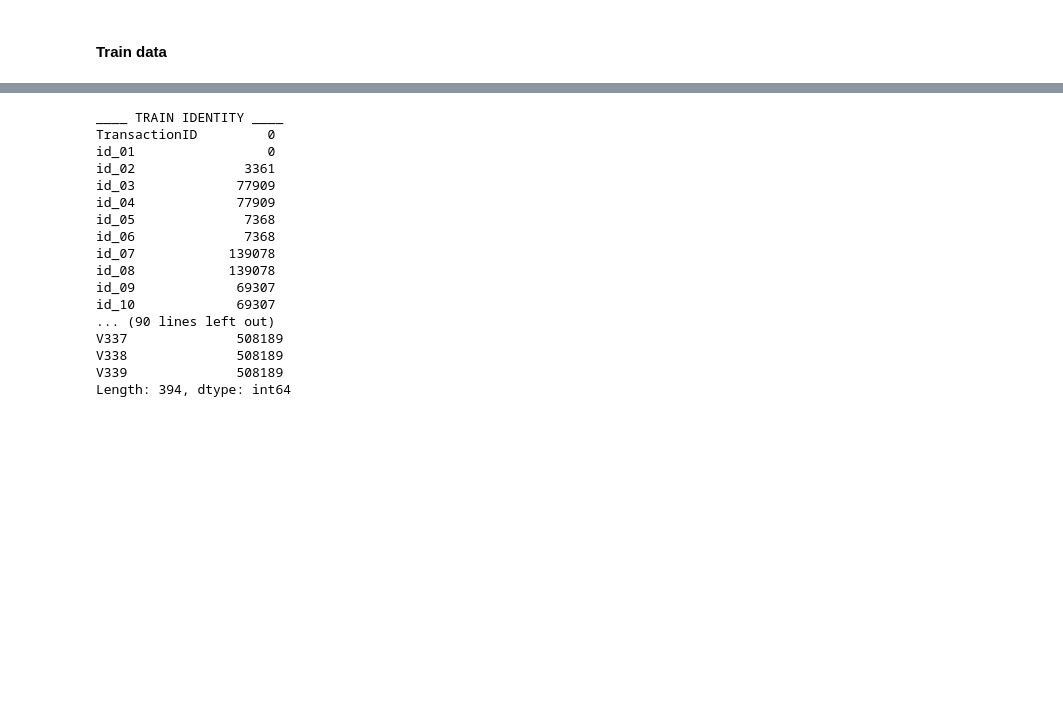
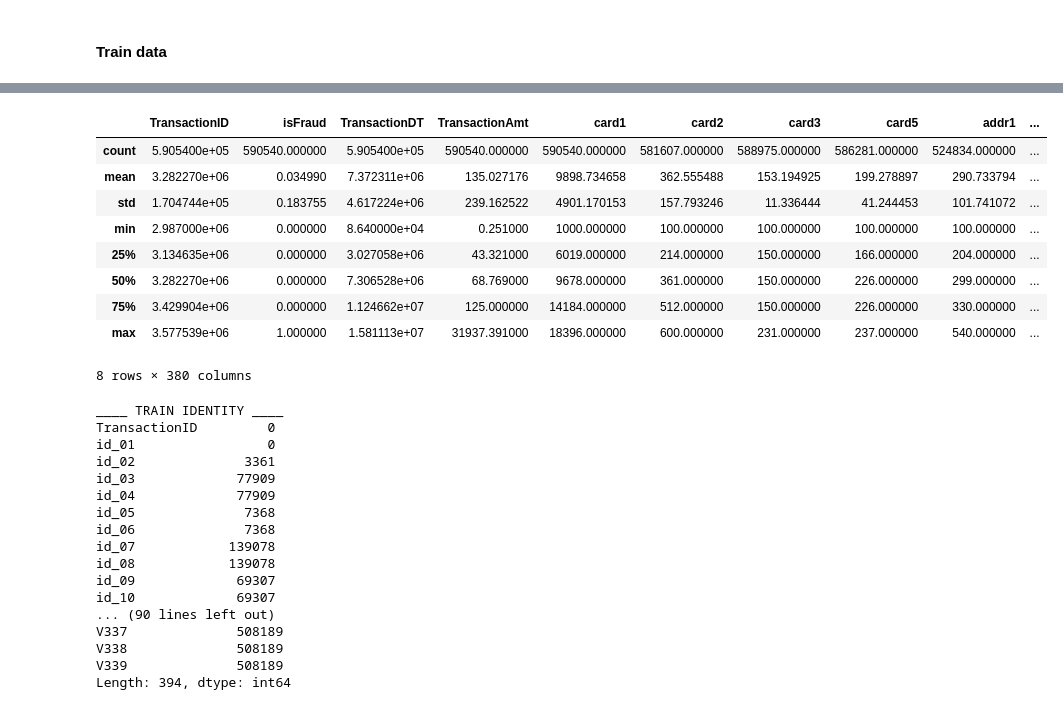
Before and after one commit to seedsetgroup/fraud, a Jupyter notebook: Data load and EDA.ipynb, the cells around one changed output, grey strips where cells are left out. Saved outputs shown, nothing was run; the diff lists cells and outputs as text; code cells hidden in the pictures; blank space fills up the shorter version.

```diff
--- a/Data load and EDA.ipynb
+++ b/Data load and EDA.ipynb
@@ -54,3 +96,16 @@ max    55125.000000  104060.000000  104060.000000  104060.000000
+# %%
+train_transaction.describe()
+# %% [output]
+|  | TransactionID | isFraud | TransactionDT | TransactionAmt | card1 | card2 | card3 | card5 | addr1 | ... |
+| count | 5.905400e+05 | 590540.000000 | 5.905400e+05 | 590540.000000 | 590540.000000 | 581607.000000 | 588975.000000 | 586281.000000 | 524834.000000 | ... |
+| mean | 3.282270e+06 | 0.034990 | 7.372311e+06 | 135.027176 | 9898.734658 | 362.555488 | 153.194925 | 199.278897 | 290.733794 | ... |
+| std | 1.704744e+05 | 0.183755 | 4.617224e+06 | 239.162522 | 4901.170153 | 157.793246 | 11.336444 | 41.244453 | 101.741072 | ... |
+| min | 2.987000e+06 | 0.000000 | 8.640000e+04 | 0.251000 | 1000.000000 | 100.000000 | 100.000000 | 100.000000 | 100.000000 | ... |
+| 25% | 3.134635e+06 | 0.000000 | 3.027058e+06 | 43.321000 | 6019.000000 | 214.000000 | 150.000000 | 166.000000 | 204.000000 | ... |
+| 50% | 3.282270e+06 | 0.000000 | 7.306528e+06 | 68.769000 | 9678.000000 | 361.000000 | 150.000000 | 226.000000 | 299.000000 | ... |
+| 75% | 3.429904e+06 | 0.000000 | 1.124662e+07 | 125.000000 | 14184.000000 | 512.000000 | 150.000000 | 226.000000 | 330.000000 | ... |
+| max | 3.577539e+06 | 1.000000 | 1.581113e+07 | 31937.391000 | 18396.000000 | 600.000000 | 231.000000 | 237.000000 | 540.000000 | ... |
+8 rows × 380 columns
 # %%
 #check for missing values info
 print("____ TRAIN IDENTITY ____")
```
Also changed, not shown: parts of 21 cells of this notebook.
